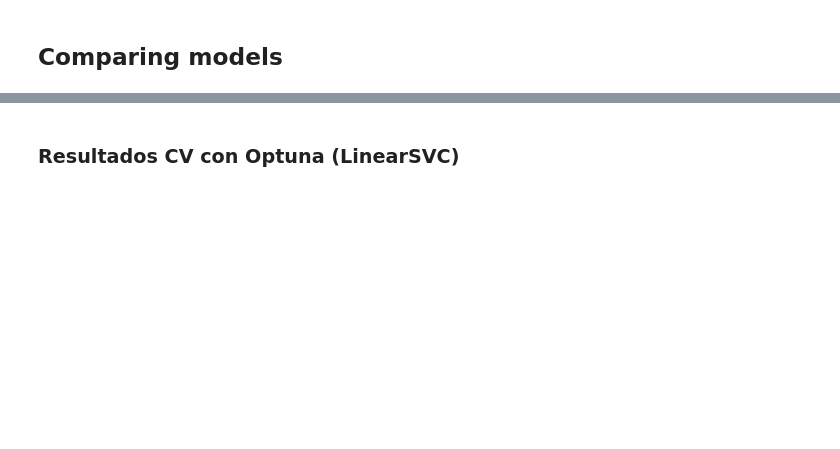
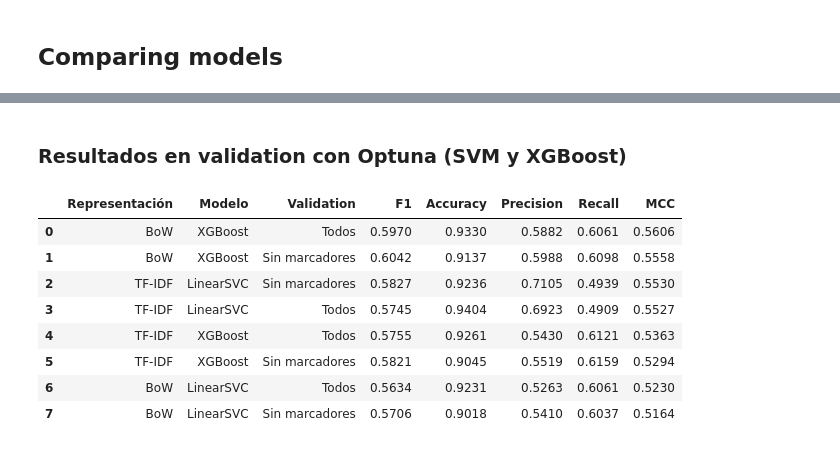
Before and after one commit to ikeiba/jailbreak-prompt-detection, a Jupyter notebook: notebooks/04_Shallow_SVC.ipynb, the cells around one changed output, grey strips where cells are left out. Cells and saved outputs as stored; diff of their text form; code cells hidden in the pictures; blank space fills up the shorter version.

```diff
--- a/notebooks/04_Shallow_SVC.ipynb
+++ b/notebooks/04_Shallow_SVC.ipynb
@@ -452,63 +378,67 @@ df_compare.round(4)
 # %% [markdown]
-### Resultados CV con Optuna (LinearSVC)
+### Resultados en validation con Optuna (SVM y XGBoost)
 # %%
 import json
-from sklearn.pipeline import Pipeline
 from sklearn.svm import LinearSVC
-from sklearn.model_selection import StratifiedKFold, cross_validate
 
 
-def build_tuned_svc(make_vec, params):
-    """Pipeline LinearSVC con los hiperparámetros guardados por Optuna (JSON).
+def build_tuned_svc(params):
+    """LinearSVC con los hiperparámetros guardados por Optuna (JSON).
     loss y dual no siempre están en el JSON (con penalty="l1" no se sugieren):
     se rederivan con la misma regla que en objective()."""
     if params["penalty"] == "l1":
         loss, dual = "squared_hinge", False
     else:
         loss = params["loss"]
         dual = True if loss == "hinge" else "auto"
-    return Pipeline([
-        ("vec", make_vec(min_df=params["min_df"]).set_params(
-            ngram_range=(1, params["max_ngram"])
-        )),
-        ("clf", LinearSVC(
-            C=params["C"],
-            penalty=params["penalty"],
-            loss=loss,
-            dual=dual,
-            class_weight=params["class_weight"],
-            random_state=42,
-        )),
-    ])
+    return LinearSVC(
+        C=params["C"],
+        penalty=params["penalty"],
+        loss=loss,
+        dual=dual,
+        class_weight=params["class_weight"],
+        random_state=42,
+        max_iter=50000,
+    )
 
 
-# Misma CV y mismas métricas que en la tabla sin Optuna
-cv = StratifiedKFold(n_splits=5, shuffle=True, random_state=42)
-metrics = {"f1": "F1", "accuracy": "Accuracy", "precision": "Precision",
-           "recall": "Recall", "matthews_corrcoef": "MCC"}
-
+# Mismos datos y métricas que en la tabla sin Optuna.
 optuna_configs = {
-    "TF-IDF + Optuna": (build_vectorizer, "../data/processed/svc_tfidf_best_params.json"),
-    "BoW + Optuna": (build_bow, "../data/processed/svc_bow_best_params.json"),
+    ("TF-IDF", "LinearSVC"): (X_train_tfidf, X_val_tfidf, "../data/processed/svc_tfidf_validation_best_params.json"),
+    ("TF-IDF", "XGBoost"): (X_train_tfidf, X_val_tfidf, "../data/processed/xgb_tfidf_validation_best_params.json"),
+    ("BoW", "LinearSVC"): (X_train_bow, X_val_bow, "../data/processed/svc_bow_validation_best_params.json"),
+    ("BoW", "XGBoost"): (X_train_bow, X_val_bow, "../data/processed/xgb_bow_validation_best_params.json"),
 }
 
 rows = []
-for rep, (make_vec, params_path) in optuna_configs.items():
+for (rep, name), (X_train, X_val, params_path) in optuna_configs.items():
     with open(params_path) as f:
         params = json.load(f)
-
-    scores = cross_validate(
-        build_tuned_svc(make_vec, params),
-        X_train, y_train,
-        cv=cv, scoring=list(metrics), n_jobs=-1,
-    )
-
-    row = {"Representación": rep, "Modelo": "LinearSVC"}
-    for metric, label in metrics.items():
-        row[label] = scores[f"test_{metric}"].mean()
-        row[f"{label}_std"] = scores[f"test_{metric}"].std()
-    rows.append(row)
+    if name == "LinearSVC":
+        pipe = build_tuned_svc(params)
+    else:
+        pipe = XGBClassifier(random_state=42, tree_method="hist", n_jobs=-1, **params)
+    pipe.fit(X_train, y_train)
+    trained_models[(rep, name, "Optuna")] = pipe
+    y_pred = pipe.predict(X_val)
+    for variant, mask in validation_masks.items():
+        rows.append({
+            "Representación": rep,
+            "Modelo": name,
+            "Validation": variant,
+            **evaluate(y_val[mask], y_pred[mask]),
+        })
 
 df_compare_optuna = pd.DataFrame(rows).sort_values("MCC", ascending=False).reset_index(drop=True)
 df_compare_optuna.round(4)
+# %% [output]
+|  | Representación | Modelo | Validation | F1 | Accuracy | Precision | Recall | MCC |
+| 0 | BoW | XGBoost | Todos | 0.5970 | 0.9330 | 0.5882 | 0.6061 | 0.5606 |
+| 1 | BoW | XGBoost | Sin marcadores | 0.6042 | 0.9137 | 0.5988 | 0.6098 | 0.5558 |
+| 2 | TF-IDF | LinearSVC | Sin marcadores | 0.5827 | 0.9236 | 0.7105 | 0.4939 | 0.5530 |
+| 3 | TF-IDF | LinearSVC | Todos | 0.5745 | 0.9404 | 0.6923 | 0.4909 | 0.5527 |
+| 4 | TF-IDF | XGBoost | Todos | 0.5755 | 0.9261 | 0.5430 | 0.6121 | 0.5363 |
+| 5 | TF-IDF | XGBoost | Sin marcadores | 0.5821 | 0.9045 | 0.5519 | 0.6159 | 0.5294 |
+| 6 | BoW | LinearSVC | Todos | 0.5634 | 0.9231 | 0.5263 | 0.6061 | 0.5230 |
+| 7 | BoW | LinearSVC | Sin marcadores | 0.5706 | 0.9018 | 0.5410 | 0.6037 | 0.5164 |
 # %% [markdown]
```
Also changed, not shown: parts of 16 cells of this notebook, 3 other files.
